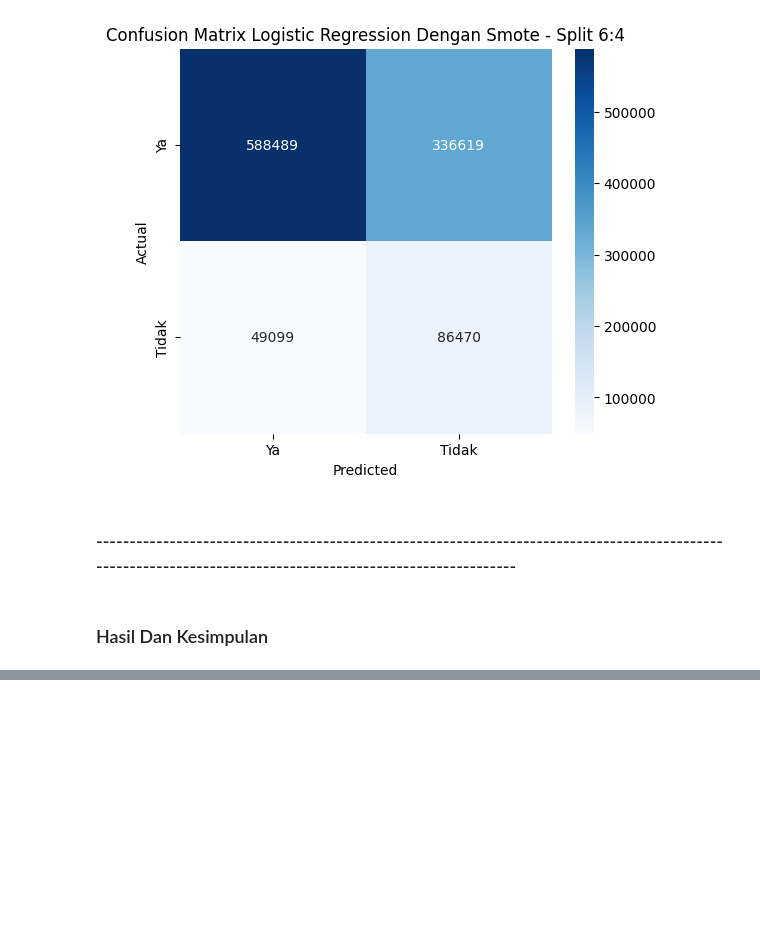
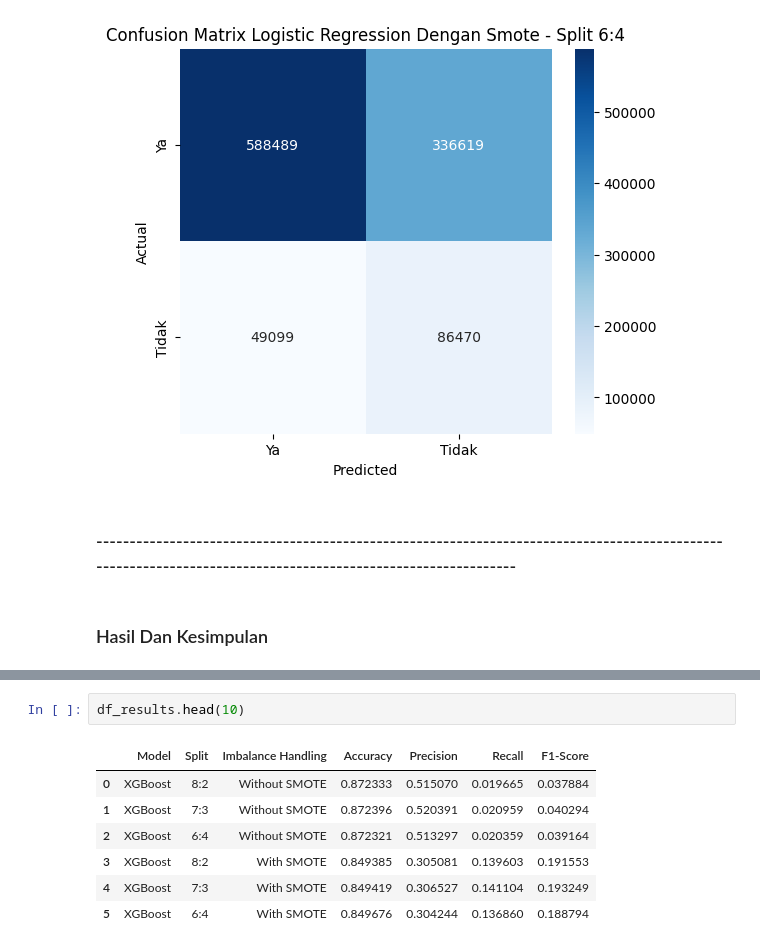
Before and after one commit to kecoaktempur/Risk-and-Finance-Management_Analisis-data-bisnis, a Jupyter notebook: adb.ipynb, the cells around one changed output, grey strips where cells are left out. Drawn from its saved outputs; the diff is of its cells as text; blank space fills up the shorter version.

```diff
--- a/adb.ipynb
+++ b/adb.ipynb
@@ -962,0 +909,10 @@ print("\n=== Semua Hasil Evaluasi ===\n", df_results)
+# %%
+df_results.head(10)
+# %% [output]
+|  | Model | Split | Imbalance Handling | Accuracy | Precision | Recall | F1-Score |
+| 0 | XGBoost | 8:2 | Without SMOTE | 0.872333 | 0.515070 | 0.019665 | 0.037884 |
+| 1 | XGBoost | 7:3 | Without SMOTE | 0.872396 | 0.520391 | 0.020959 | 0.040294 |
+| 2 | XGBoost | 6:4 | Without SMOTE | 0.872321 | 0.513297 | 0.020359 | 0.039164 |
+| 3 | XGBoost | 8:2 | With SMOTE | 0.849385 | 0.305081 | 0.139603 | 0.191553 |
+| 4 | XGBoost | 7:3 | With SMOTE | 0.849419 | 0.306527 | 0.141104 | 0.193249 |
+| 5 | XGBoost | 6:4 | With SMOTE | 0.849676 | 0.304244 | 0.136860 | 0.188794 |
```
Also changed, not shown: parts of 7 cells of this notebook.
